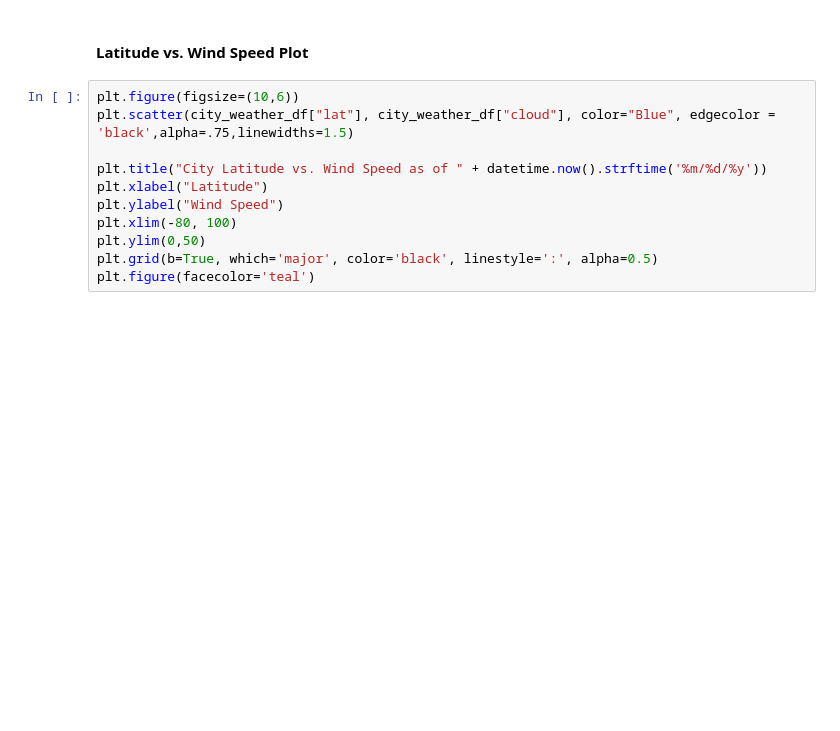
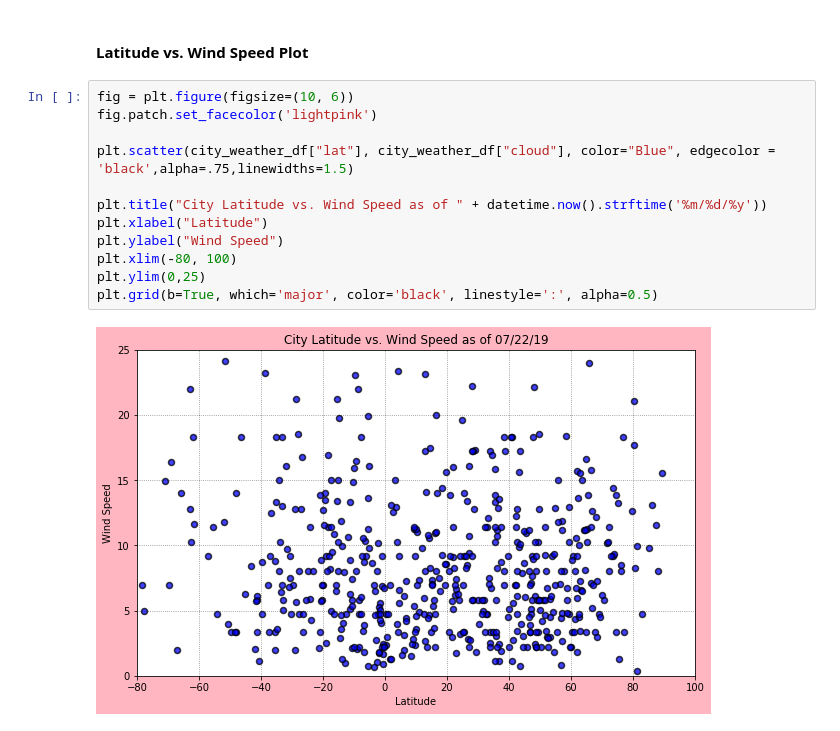
Before and after one commit to ShahzadNaseer/WeatherPyHW6, a Jupyter notebook: WeatherPy.ipynb, the cells around one changed output. Saved outputs shown, nothing was run; the diff lists cells and outputs as text; blank space fills up the shorter version.

```diff
--- a/WeatherPy.ipynb
+++ b/WeatherPy.ipynb
@@ -192,13 +217,16 @@ plt.figure(facecolor='pink')
 # %% [markdown]
 #### Latitude vs. Wind Speed Plot
 # %%
-plt.figure(figsize=(10,6))
+fig = plt.figure(figsize=(10, 6))
+fig.patch.set_facecolor('lightpink')
+
 plt.scatter(city_weather_df["lat"], city_weather_df["cloud"], color="Blue", edgecolor = 'black',alpha=.75,linewidths=1.5)
 
 plt.title("City Latitude vs. Wind Speed as of " + datetime.now().strftime('%m/%d/%y'))
 plt.xlabel("Latitude")
 plt.ylabel("Wind Speed")
 plt.xlim(-80, 100)
-plt.ylim(0,50)
+plt.ylim(0,25)
 plt.grid(b=True, which='major', color='black', linestyle=':', alpha=0.5)
-plt.figure(facecolor='teal')
+# %% [output]
+[figure, added]
```
Also changed, not shown: parts of 5 cells of this notebook.
